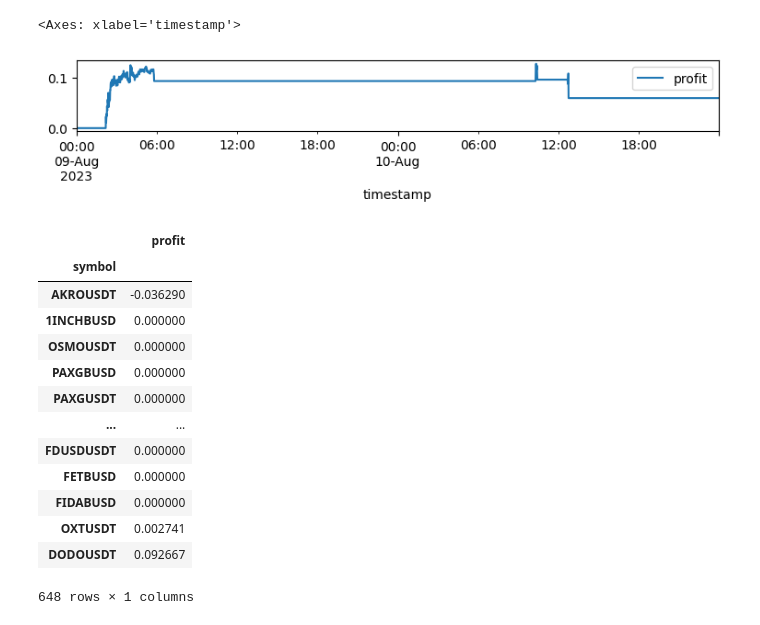
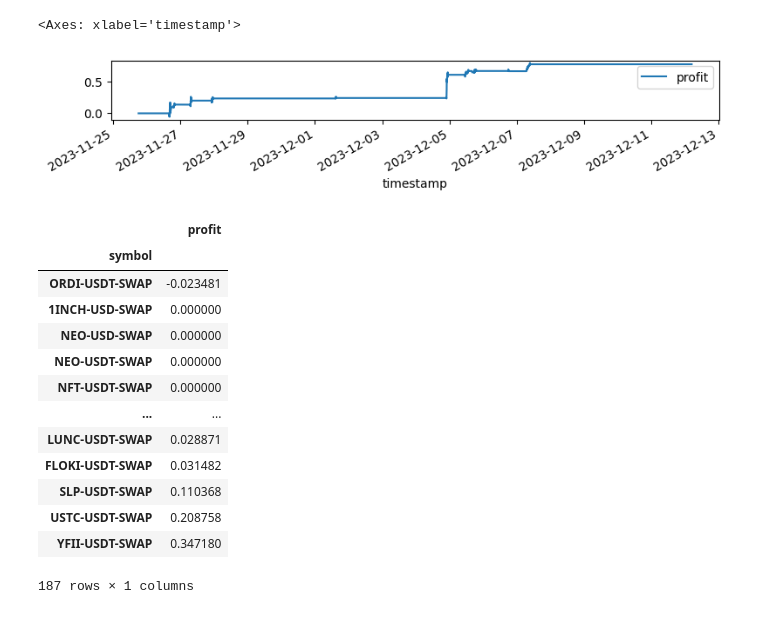
Before and after one commit to sculd/mean_reversal, a Jupyter notebook: sandbox_jitter_recovery_trading.ipynb, the cells around one changed output. Drawn from its saved outputs; the diff is of its cells as text; code cells hidden in the pictures.

```diff
--- a/sandbox_jitter_recovery_trading.ipynb
+++ b/sandbox_jitter_recovery_trading.ipynb
@@ -410,0 +234,3 @@ Index(['open', 'high', 'low', 'close', 'volume', 'value', 'ch_largest',
+# %%
+symbol_with_jumps = [s for s in list(set(list(dfst_feature[dfst_feature.ch_largest > 0.15].index.get_level_values(0)))) if 'USDT' in s]
+symbol_with_jumps
@@ -411,22 +255,36 @@ Index(['open', 'high', 'low', 'close', 'volume', 'value', 'ch_largest',
+# %%
+dfst_trading = df.set_index(['symbol', 'timestamp'])
+# %%
+jitter_recovery_trading_param = algo.jitter_recovery.calculate.JitterRecoveryTradingParam(
+    jitter_recovery_feature_param,
+    0.20, -0.04, 0.02)
+# %%
+for symbol in symbol_with_jumps:
+    if 'USDT' not in symbol: continue
+    dfs = dfi.xs(symbol, level=1)
+    df_feature = algo.jitter_recovery.calculate.get_feature_df(dfs, jitter_recovery_trading_param.jitter_recover_feature_param)
+    df_trading = algo.jitter_recovery.calculate.add_trading_columns(df_feature, jitter_recovery_trading_param)
+    for column in df_trading.columns:
+        dfst_trading.loc[symbol, column] = df_trading[column].values
 # %%
-dfst[['profit']].groupby('timestamp').sum().cumsum().plot(figsize=(9,1))
+dfst_trading[['profit']].groupby('timestamp').sum().cumsum().plot(figsize=(9,1))
 # %% [output]
 <Axes: xlabel='timestamp'>
-[figure, old version]
+[figure, new version]
 # %%
-dfst[['profit']].groupby('symbol').sum().sort_values('profit')
+dfst_trading[['profit']].groupby('symbol').sum().sort_values('profit')
 # %% [output]
 |  | profit |
 | symbol |  |
-| AKROUSDT | -0.036290 |
-| 1INCHBUSD | 0.000000 |
-| OSMOUSDT | 0.000000 |
-| PAXGBUSD | 0.000000 |
-| PAXGUSDT | 0.000000 |
+| ORDI-USDT-SWAP | -0.023481 |
+| 1INCH-USD-SWAP | 0.000000 |
+| NEO-USD-SWAP | 0.000000 |
+| NEO-USDT-SWAP | 0.000000 |
+| NFT-USDT-SWAP | 0.000000 |
 | ... | ... |
-| FDUSDUSDT | 0.000000 |
-| FETBUSD | 0.000000 |
-| FIDABUSD | 0.000000 |
-| OXTUSDT | 0.002741 |
-| DODOUSDT | 0.092667 |
+| LUNC-USDT-SWAP | 0.028871 |
+| FLOKI-USDT-SWAP | 0.031482 |
+| SLP-USDT-SWAP | 0.110368 |
+| USTC-USDT-SWAP | 0.208758 |
+| YFII-USDT-SWAP | 0.347180 |
-648 rows × 1 columns
+187 rows × 1 columns
```
Also changed, not shown: parts of 65 cells of this notebook.
